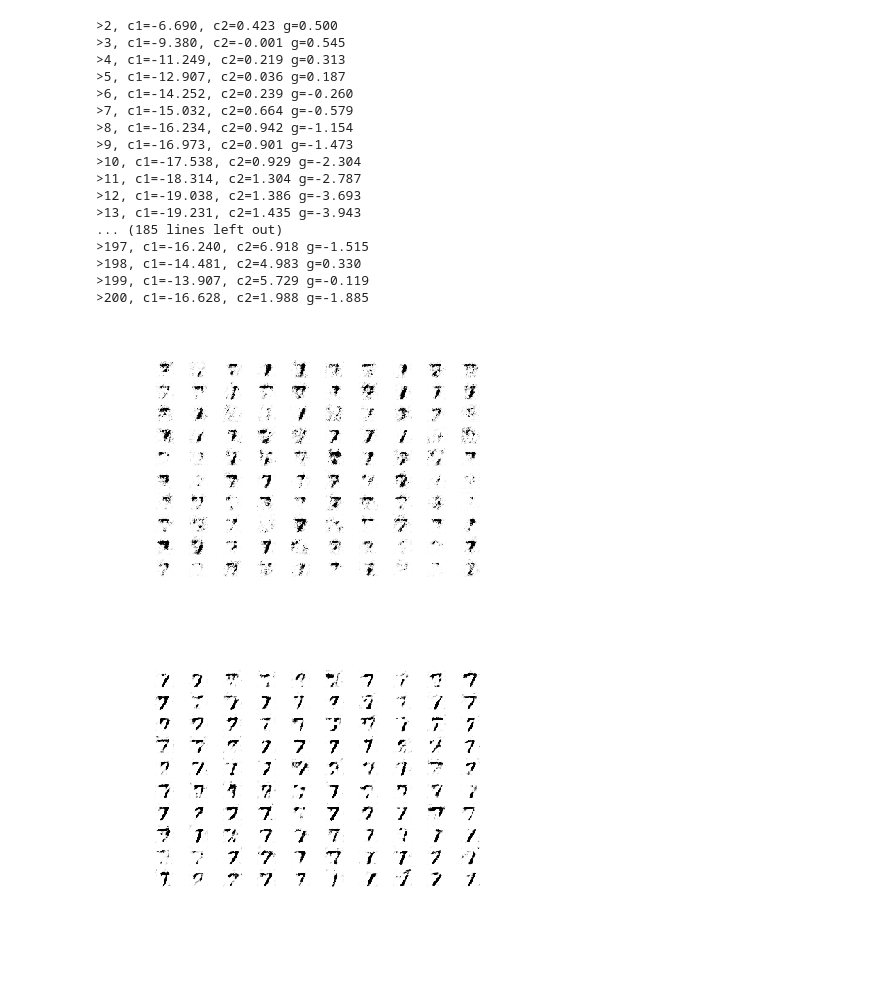
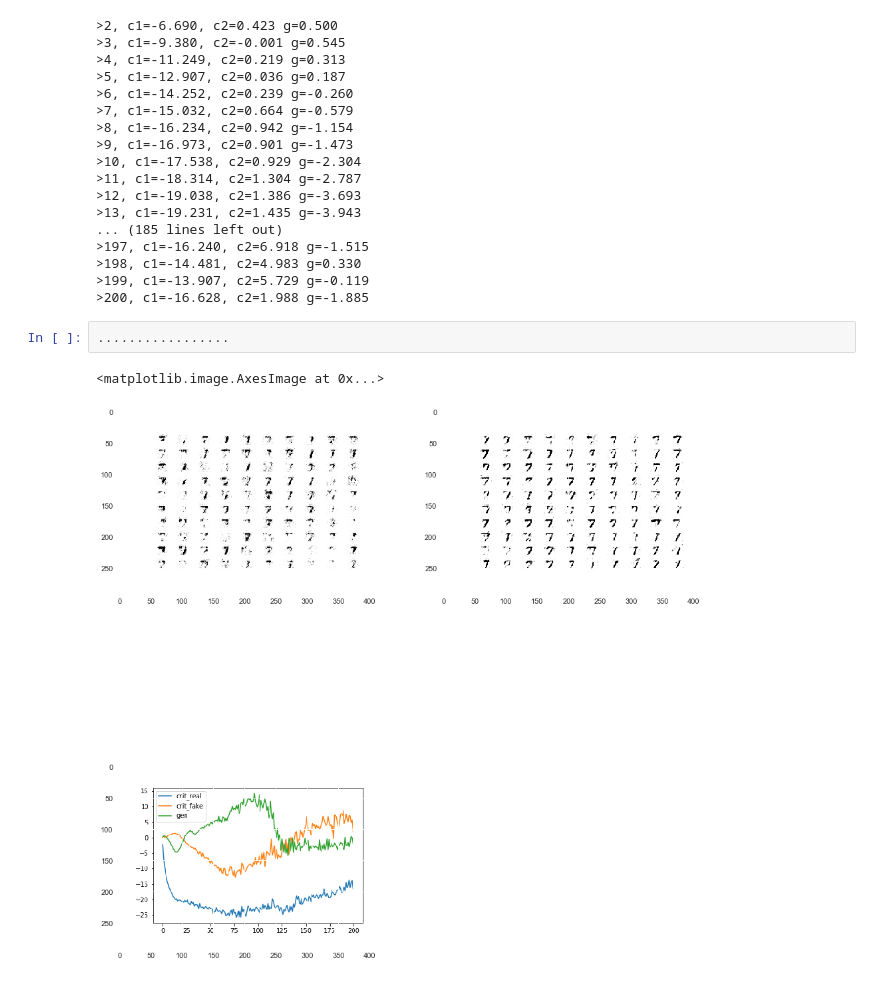
Before and after one commit to NhanDoV/Some-statistical-GANs-simulations-drafts-, a Jupyter notebook: Some_basic_distance/Wasserstein distance.ipynb, the cells around one changed output. Drawn from its saved outputs; the diff is of its cells as text; blank space fills up the shorter version.

```diff
--- a/Some_basic_distance/Wasserstein distance.ipynb
+++ b/Some_basic_distance/Wasserstein distance.ipynb
@@ -461,7 +461,8 @@ WARNING:tensorflow:From C:\Users\Administrator\AppData\Local\conda\conda\envs\ev
 >198, c1=-14.481, c2=4.983 g=0.330
 >199, c1=-13.907, c2=5.729 g=-0.119
 >200, c1=-16.628, c2=1.988 g=-1.885
-# %% [markdown]
-![generated_plot_0097.png](attachment:generated_plot_0097.png)
-# %% [markdown]
-![generated_plot_0194.png](attachment:generated_plot_0194.png)
+# %%
+.................
+# %% [output]
+<matplotlib.image.AxesImage at 0x...>
+[figure, added]
```
